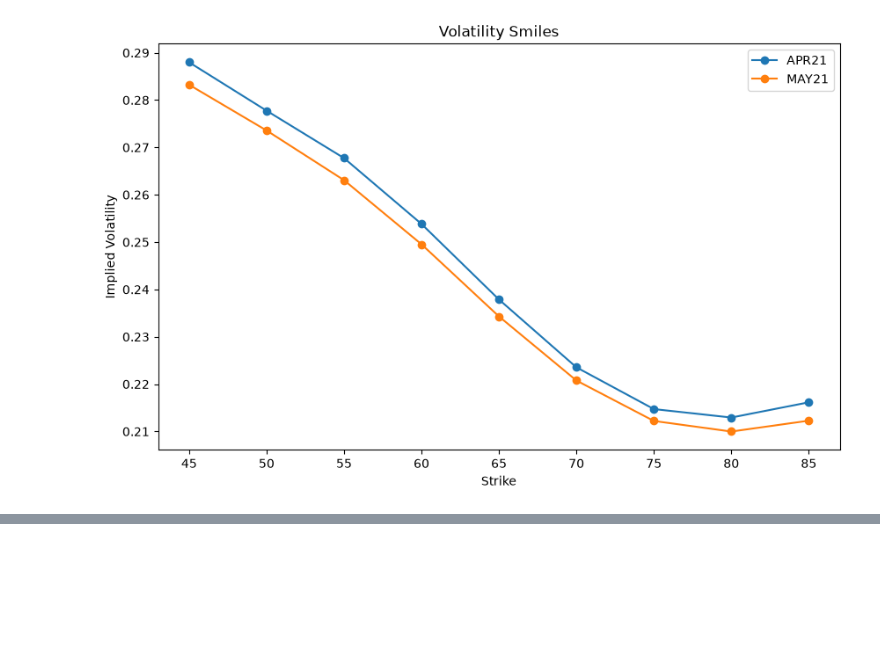
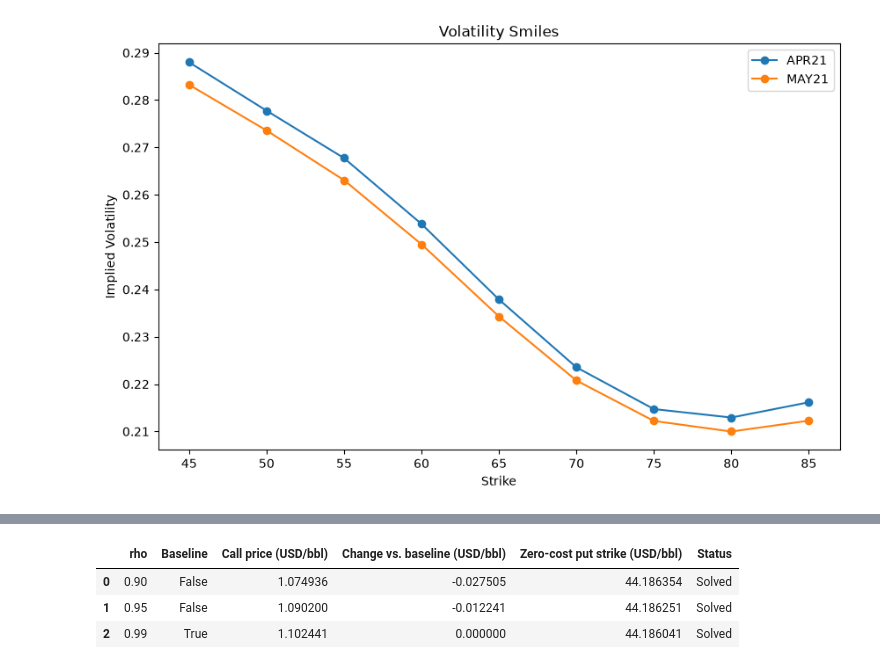
Before and after one commit to ludvigvl/HedgingCompetition, a Jupyter notebook: hedgingLabLudvig.ipynb, the cells around one changed output, grey strips where cells are left out. Cells and saved outputs as stored; diff of their text form; code cells hidden in the pictures; blank space fills up the shorter version.

```diff
--- a/hedgingLabLudvig.ipynb
+++ b/hedgingLabLudvig.ipynb
@@ -330,5 +188,5 @@ Put: MC = 10.69789, Black–76 = 10.69875, SE = 0.01211, 95 % KI = [10.67416, 10
 # %%
-def price_asian_basket(f1, f2, Favg, K=78):
+"""def price_asian_basket(f1, f2, Favg, K=78):
 
     K1 = f1 * K / Favg
     K2 = f2 * K / Favg
@@ -339,7 +197,7 @@ def price_asian_basket(f1, f2, Favg, K=78):
     return K1, K2, sigma1, sigma2
 
 
-"""
+
 class forward():
     def __init__(self, K, tau):
         self.K = K
@@ -722,0 +1097,37 @@ Icke-avtagande på rutnätet: True
+# %%
+from scipy.optimize import brentq
+
+rho_results = []
+
+for scenario_rho in sorted({0.90, 0.95, float(rho)}):
+    scenario_call = asian_price_moment_match(K_call, "call", scenario_rho)
+    gap_lower = put_price_gap(put_check_lower, scenario_call, scenario_rho)
+    gap_upper = put_price_gap(put_check_upper, scenario_call, scenario_rho)
+
+    scenario_put_strike = np.nan
+    status = "Root outside tested bracket or no sign change"
+
+    if gap_lower * gap_upper <= 0:
+        scenario_put_strike = brentq(
+            put_price_gap,
+            put_check_lower,
+            put_check_upper,
+            args=(scenario_call, scenario_rho),
+        )
+        status = "Solved"
+
+    rho_results.append({
+        "rho": scenario_rho,
+        "Baseline": np.isclose(scenario_rho, rho),
+        "Call price (USD/bbl)": scenario_call,
+        "Change vs. baseline (USD/bbl)": scenario_call - prix_call,
+        "Zero-cost put strike (USD/bbl)": scenario_put_strike,
+        "Status": status,
+    })
+
+pd.DataFrame(rho_results).round(6)
+# %% [output]
+|  | rho | Baseline | Call price (USD/bbl) | Change vs. baseline (USD/bbl) | Zero-cost put strike (USD/bbl) | Status |
+| 0 | 0.90 | False | 1.074936 | -0.027505 | 44.186354 | Solved |
+| 1 | 0.95 | False | 1.090200 | -0.012241 | 44.186251 | Solved |
+| 2 | 0.99 | True | 1.102441 | 0.000000 | 44.186041 | Solved |
```
Also changed, not shown: parts of 21 cells of this notebook.
